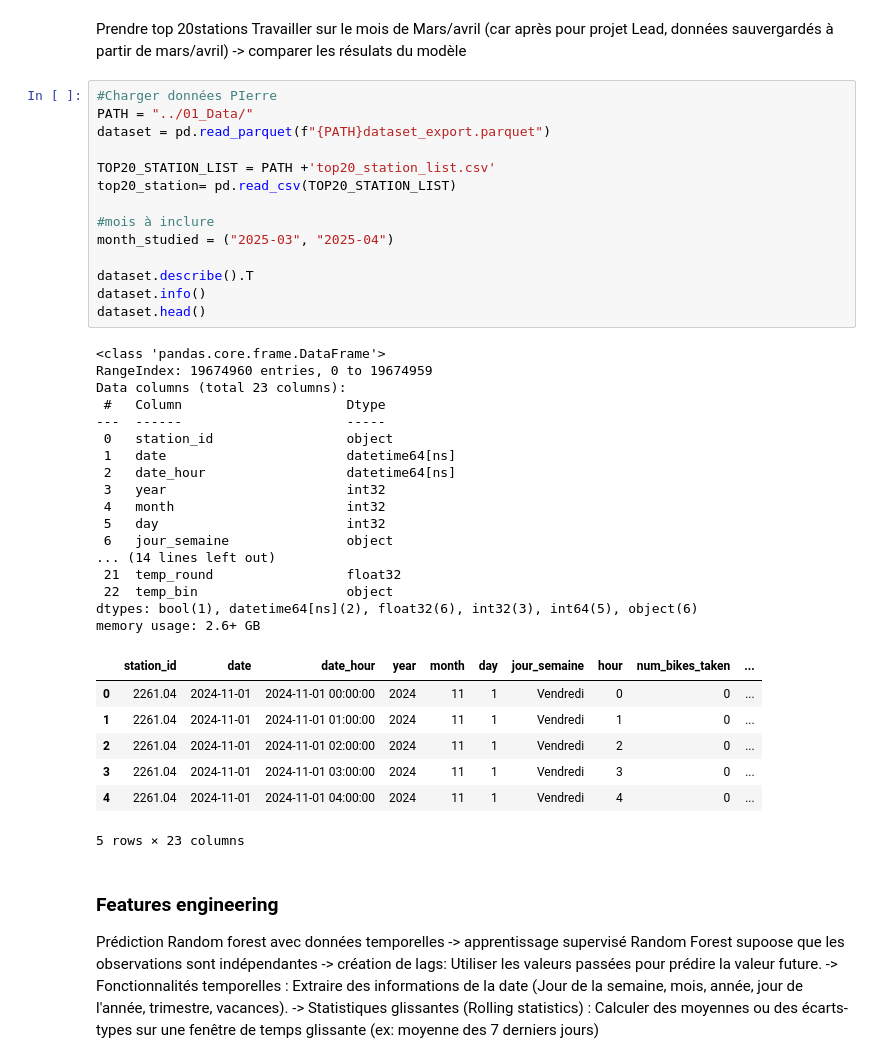
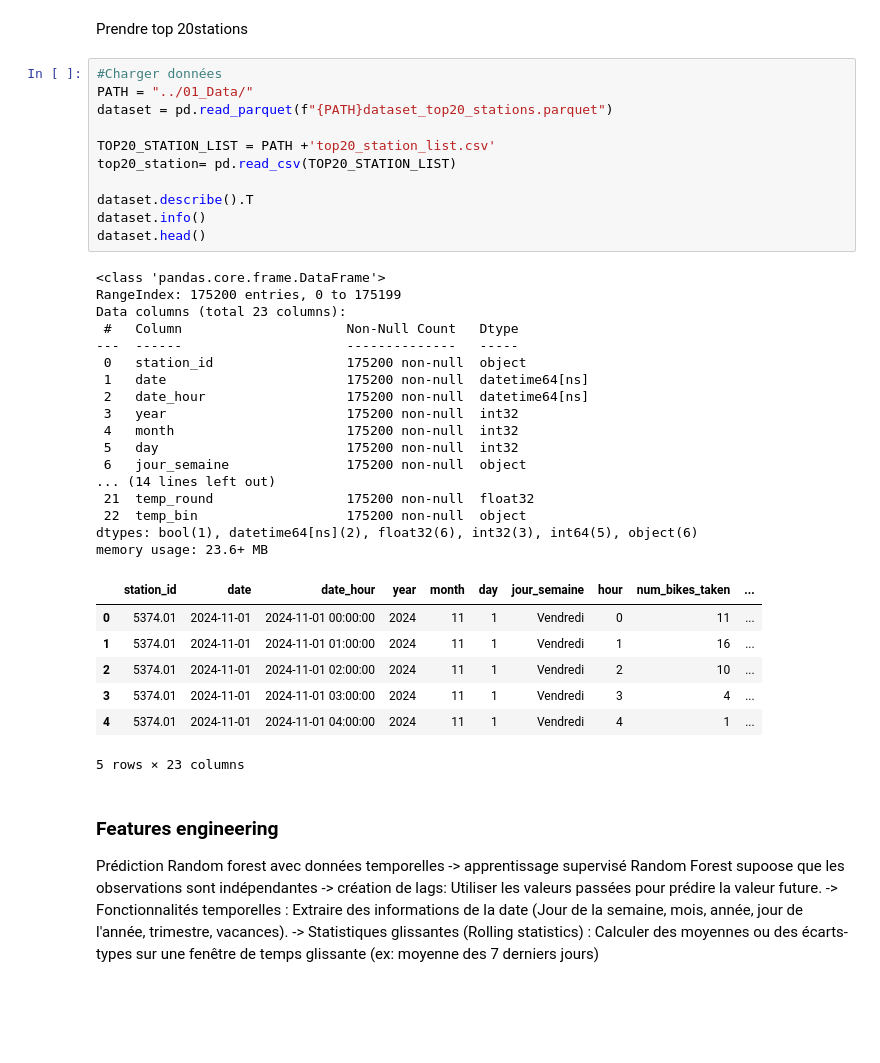
Before and after one commit to pybnet/citibike_prediction, a Jupyter notebook: 03_Model/Preprocessing_Training_models.ipynb, the cells around one changed output. Cells and saved outputs as stored; diff of their text form; blank space fills up the shorter version.

```diff
--- a/03_Model/Preprocessing_Training_models.ipynb
+++ b/03_Model/Preprocessing_Training_models.ipynb
@@ -34,44 +36,40 @@ from scipy.sparse import csr_matrix
-# %% [markdown]
-Prendre top 20stations
-Travailler sur le mois de Mars/avril (car après pour projet Lead, données sauvergardés à partir de mars/avril) -> comparer les résulats du modèle
+# %% [markdown]
+Prendre top 20stations
 # %%
-#Charger données PIerre
+#Charger données
 PATH = "../01_Data/"
-dataset = pd.read_parquet(f"{PATH}dataset_export.parquet")
+dataset = pd.read_parquet(f"{PATH}dataset_top20_stations.parquet")
 
 TOP20_STATION_LIST = PATH +'top20_station_list.csv'
 top20_station= pd.read_csv(TOP20_STATION_LIST)
 
-#mois à inclure
-month_studied = ("2025-03", "2025-04")
-
 dataset.describe().T
 dataset.info()
 dataset.head()
 # %% [output]
 <class 'pandas.core.frame.DataFrame'>
-RangeIndex: 19674960 entries, 0 to 19674959
+RangeIndex: 175200 entries, 0 to 175199
 Data columns (total 23 columns):
- #   Column                     Dtype
----  ------                     -----
- 0   station_id                 object
- 1   date                       datetime64[ns]
- 2   date_hour                  datetime64[ns]
- 3   year                       int32
- 4   month                      int32
- 5   day                        int32
- 6   jour_semaine               object
+ #   Column                     Non-Null Count   Dtype
+---  ------                     --------------   -----
+ 0   station_id                 175200 non-null  object
+ 1   date                       175200 non-null  datetime64[ns]
+ 2   date_hour                  175200 non-null  datetime64[ns]
+ 3   year                       175200 non-null  int32
+ 4   month                      175200 non-null  int32
+ 5   day                        175200 non-null  int32
+ 6   jour_semaine               175200 non-null  object
 ... (14 lines left out)
- 21  temp_round                 float32
- 22  temp_bin                   object
+ 21  temp_round                 175200 non-null  float32
+ 22  temp_bin                   175200 non-null  object
 dtypes: bool(1), datetime64[ns](2), float32(6), int32(3), int64(5), object(6)
-memory usage: 2.6+ GB
+memory usage: 23.6+ MB
 |  | station_id | date | date_hour | year | month | day | jour_semaine | hour | num_bikes_taken | ... |
-| 0 | 2261.04 | 2024-11-01 | 2024-11-01 00:00:00 | 2024 | 11 | 1 | Vendredi | 0 | 0 | ... |
-| 1 | 2261.04 | 2024-11-01 | 2024-11-01 01:00:00 | 2024 | 11 | 1 | Vendredi | 1 | 0 | ... |
-| 2 | 2261.04 | 2024-11-01 | 2024-11-01 02:00:00 | 2024 | 11 | 1 | Vendredi | 2 | 0 | ... |
-| 3 | 2261.04 | 2024-11-01 | 2024-11-01 03:00:00 | 2024 | 11 | 1 | Vendredi | 3 | 0 | ... |
-| 4 | 2261.04 | 2024-11-01 | 2024-11-01 04:00:00 | 2024 | 11 | 1 | Vendredi | 4 | 0 | ... |
+| 0 | 5374.01 | 2024-11-01 | 2024-11-01 00:00:00 | 2024 | 11 | 1 | Vendredi | 0 | 11 | ... |
+| 1 | 5374.01 | 2024-11-01 | 2024-11-01 01:00:00 | 2024 | 11 | 1 | Vendredi | 1 | 16 | ... |
+| 2 | 5374.01 | 2024-11-01 | 2024-11-01 02:00:00 | 2024 | 11 | 1 | Vendredi | 2 | 10 | ... |
+| 3 | 5374.01 | 2024-11-01 | 2024-11-01 03:00:00 | 2024 | 11 | 1 | Vendredi | 3 | 4 | ... |
+| 4 | 5374.01 | 2024-11-01 | 2024-11-01 04:00:00 | 2024 | 11 | 1 | Vendredi | 4 | 1 | ... |
 5 rows × 23 columns
 # %% [markdown]
 ### Features engineering
```
Also changed, not shown: parts of 24 cells of this notebook, 5 other files.
